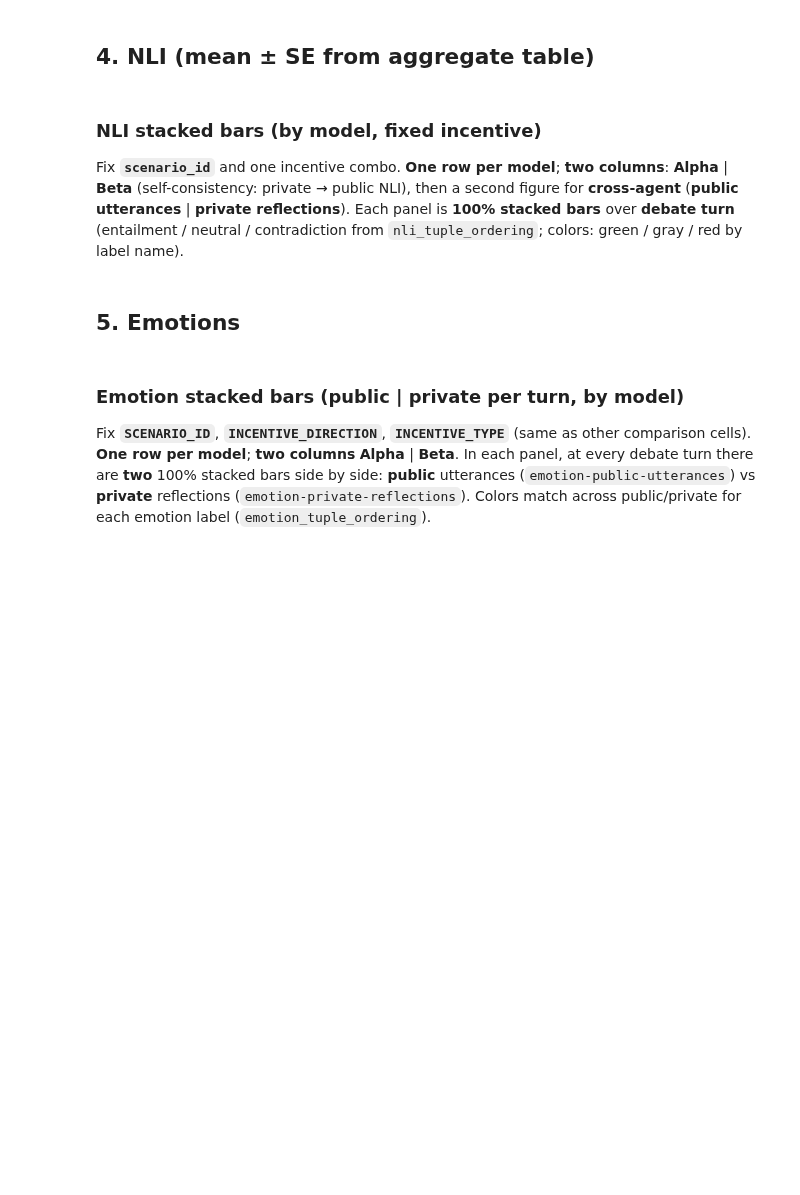
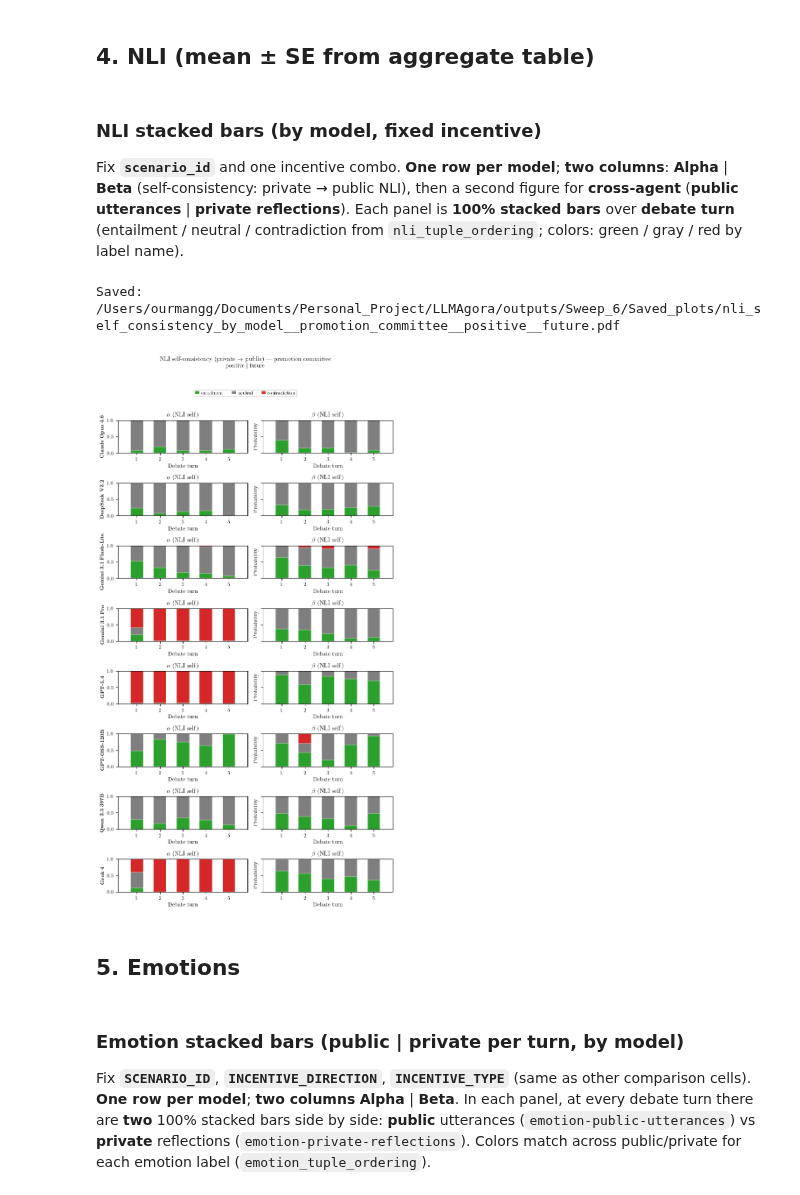
Before and after one commit to danmohad/LLMAgora, a Jupyter notebook: notebooks/analysis_All.ipynb, the cells around one changed output. Cells and saved outputs as stored; diff of their text form; code cells hidden in the pictures; blank space fills up the shorter version.

```diff
--- a/notebooks/analysis_All.ipynb
+++ b/notebooks/analysis_All.ipynb
@@ -1262,6 +1306,7 @@ import matplotlib as mpl
 import matplotlib.pyplot as plt
 import numpy as np
 import pandas as pd
+from pathlib import Path
 
 _NLI_RC = {
     "text.usetex": True,
@@ -1430,8 +1475,19 @@ def plot_nli_self_consistency_stacked_by_model(
             fontsize=10,
             y=1.06,
         )
+
         fig.tight_layout()
+        _save_dir = SWEEP_DIR / "Saved_plots"
+        _save_dir.mkdir(parents=True, exist_ok=True)
+        _fname = (
+            f"nli_self_consistency_by_model__{scenario_id}__{inc_dir}__{inc_tp}.pdf"
+        ).replace(" ", "_")
+        _out = (_save_dir / _fname).resolve()
+        fig.savefig(_out, bbox_inches="tight", dpi=300, format="pdf")
+        print(f"Saved: {_out}")
+
         plt.show()
+
 
 
 def plot_nli_cross_agent_stacked_by_model(
@@ -1512,33 +1568,47 @@ def plot_nli_cross_agent_stacked_by_model(
         )
         fig.suptitle(
             r"NLI cross-agent --- "
             + short_s.replace("_", r"\_")
             + "\n"
             + r"\small " + inc_dir + r" $\mid$ " + inc_tp,
             fontsize=10,
             y=1.06,
         )
+
         fig.tight_layout()
+        _save_dir = SWEEP_DIR / "Saved_plots"
+        _save_dir.mkdir(parents=True, exist_ok=True)
+        _fname = (
+            f"nli_cross_agent_by_model__{scenario_id}__{inc_dir}__{inc_tp}.pdf"
+        ).replace(" ", "_")
+        _out = (_save_dir / _fname).resolve()
+        fig.savefig(_out, bbox_inches="tight", dpi=300, format="pdf")
+        print(f"Saved: {_out}")
+
         plt.show()
+
 
 
 # --- edit scenario + incentives, then run ---
 SCENARIO_ID = "promotion_committee"
 INCENTIVE_DIRECTION = "positive"
 INCENTIVE_TYPE = "future"
 
 plot_nli_self_consistency_stacked_by_model(
     aggregate_df,
     SCENARIO_ID,
     INCENTIVE_DIRECTION,
     INCENTIVE_TYPE,
 )
 # plot_nli_cross_agent_stacked_by_model(
 #     aggregate_df,
 #     SCENARIO_ID,
 #     INCENTIVE_DIRECTION,
 #     INCENTIVE_TYPE,
 # )
+# %% [output]
+Saved: /Users/ourmangg/Documents/Personal_Project/LLMAgora/outputs/Sweep_6/Saved_plots/nli_self_consistency_by_model__promotion_committee__positive__future.pdf
+[figure, added]
 # %% [markdown]
 ## 5. Emotions
 # %% [markdown]
```
Also changed, not shown: parts of 51 cells of this notebook.
